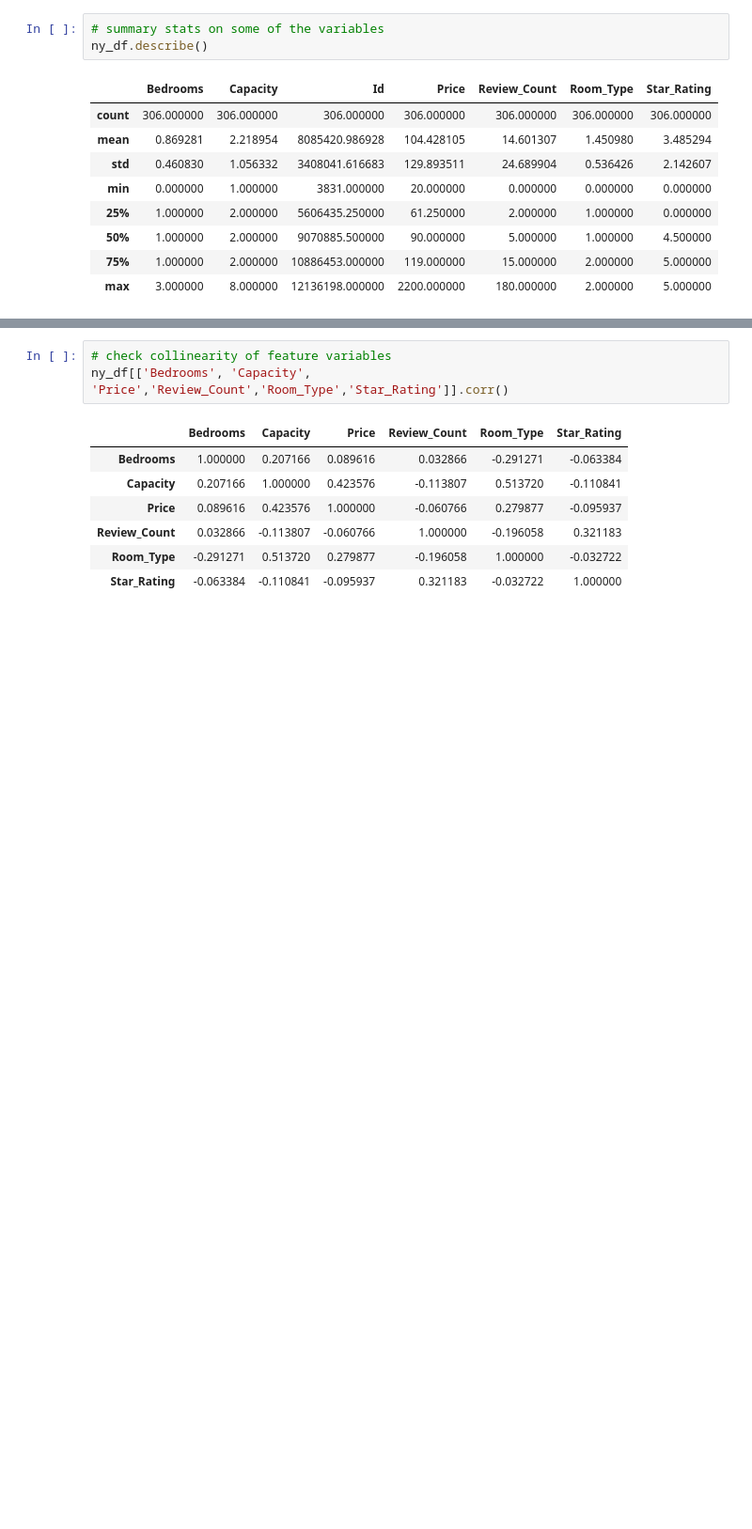
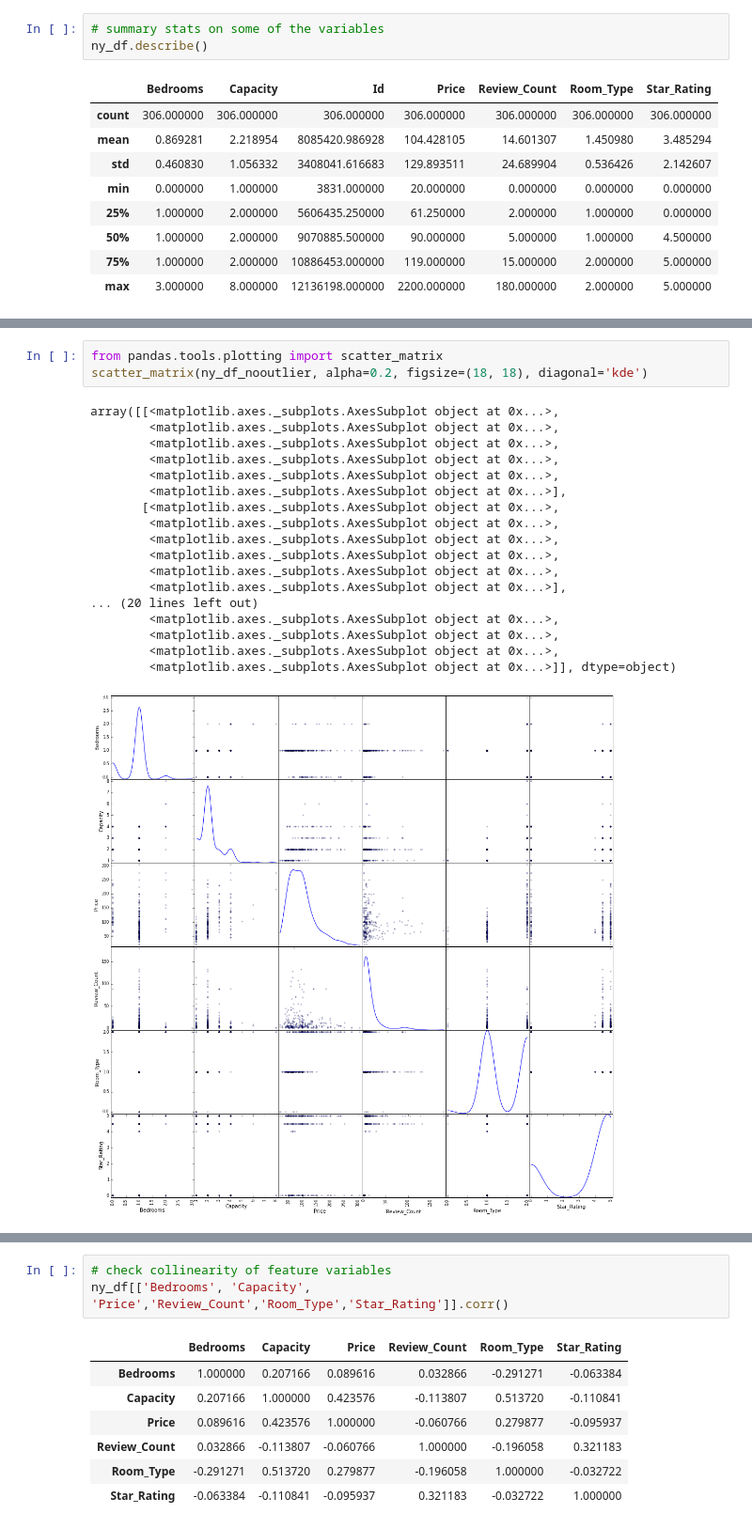
Before and after one commit to peacing/bkds-datachallenge-singman-paul, a Jupyter notebook: case-study-explore.ipynb, the cells around one changed output, grey strips where cells are left out. Shown: that part at 94% size. Saved outputs shown, nothing was run; the diff lists cells and outputs as text; blank space fills up the shorter version.

```diff
--- a/case-study-explore.ipynb
+++ b/case-study-explore.ipynb
@@ -85,0 +146,22 @@ ny_df.describe()
+# %%
+from pandas.tools.plotting import scatter_matrix
+scatter_matrix(ny_df_nooutlier, alpha=0.2, figsize=(18, 18), diagonal='kde')
+# %% [output]
+array([[<matplotlib.axes._subplots.AxesSubplot object at 0x...>,
+        <matplotlib.axes._subplots.AxesSubplot object at 0x...>,
+        <matplotlib.axes._subplots.AxesSubplot object at 0x...>,
+        <matplotlib.axes._subplots.AxesSubplot object at 0x...>,
+        <matplotlib.axes._subplots.AxesSubplot object at 0x...>,
+        <matplotlib.axes._subplots.AxesSubplot object at 0x...>],
+       [<matplotlib.axes._subplots.AxesSubplot object at 0x...>,
+        <matplotlib.axes._subplots.AxesSubplot object at 0x...>,
+        <matplotlib.axes._subplots.AxesSubplot object at 0x...>,
+        <matplotlib.axes._subplots.AxesSubplot object at 0x...>,
+        <matplotlib.axes._subplots.AxesSubplot object at 0x...>,
+        <matplotlib.axes._subplots.AxesSubplot object at 0x...>],
+... (20 lines left out)
+        <matplotlib.axes._subplots.AxesSubplot object at 0x...>,
+        <matplotlib.axes._subplots.AxesSubplot object at 0x...>,
+        <matplotlib.axes._subplots.AxesSubplot object at 0x...>,
+        <matplotlib.axes._subplots.AxesSubplot object at 0x...>]], dtype=object)
+[figure, added]
```
Also changed, not shown: parts of 25 cells of this notebook.
